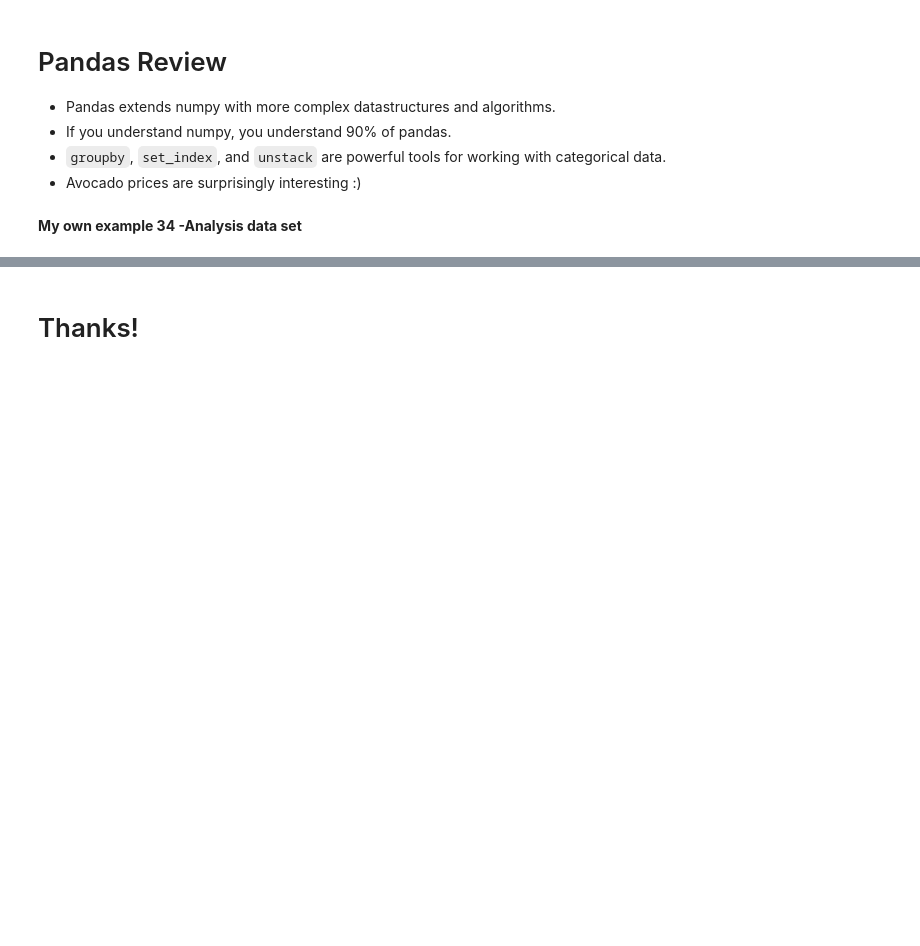
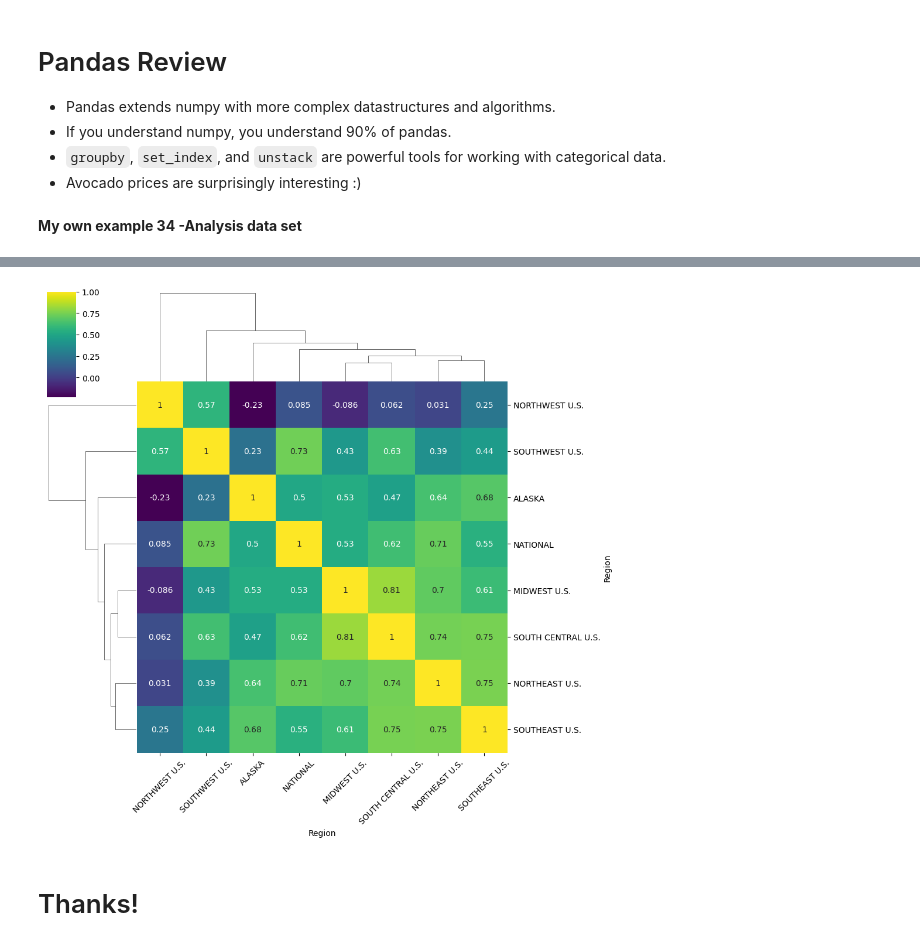
Before and after one commit to kguzmand/MetNumUN2023II, a Jupyter notebook: kguzmand_Lab2.ipynb, the cells around one changed output, grey strips where cells are left out. Drawn from its saved outputs; the diff is of its cells as text; code cells hidden in the pictures; blank space fills up the shorter version.

```diff
--- a/kguzmand_Lab2.ipynb
+++ b/kguzmand_Lab2.ipynb
@@ -1792,0 +1798,5 @@ plt.show()
+# %%
+spread_correlation_ch = organic_spread(red_varieties).corr()
+spread_correlation_ch = spread_correlation_ch.drop("HAWAII")
+spread_correlation_ch = spread_correlation_ch.drop(columns = "HAWAII")
+spread_correlation_ch
@@ -1793,2 +1814,11 @@ plt.show()
+# %%
+import seaborn as sns
+grid = sns.clustermap(spread_correlation_ch, annot=True, cmap = "viridis")
+fig = grid.fig
+axes = fig.axes
+ax = axes[2]
+ax.set_xticklabels(ax.get_xticklabels(), rotation=45);
+# %% [output]
+[figure, added]
 # %% [markdown]
 # Thanks!
```
Also changed, not shown: parts of 7 cells of this notebook.
